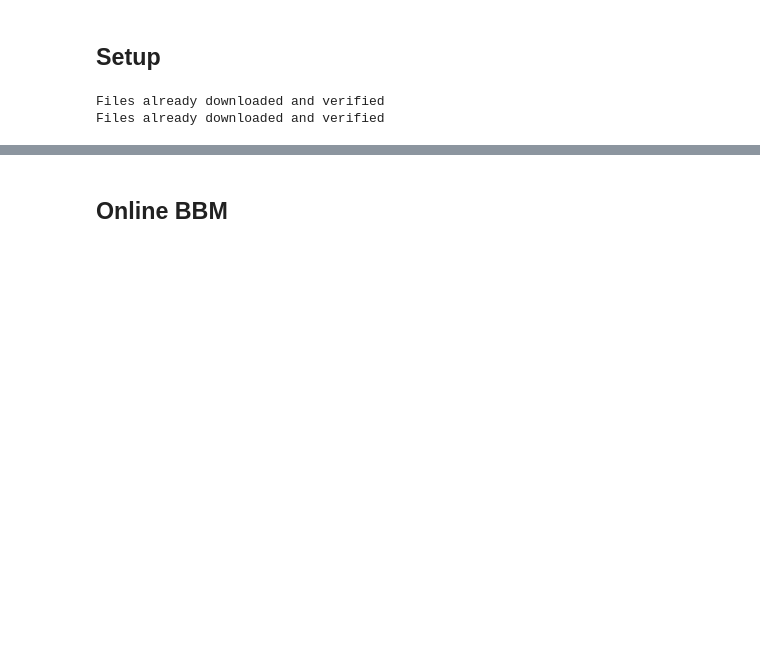
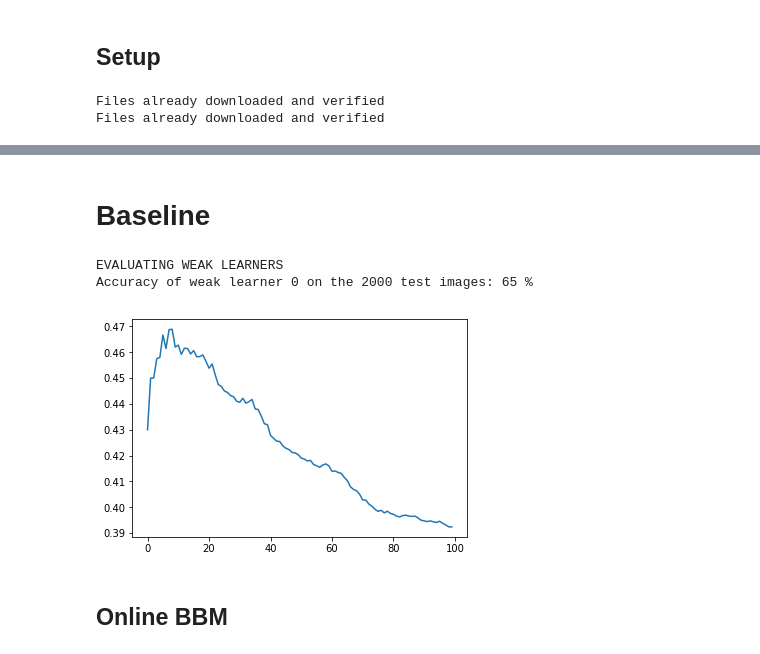
Before and after one commit to dqii/cos511_final_project, a Jupyter notebook: bkl.ipynb, the cells around one changed output, grey strips where cells are left out. Drawn from its saved outputs; the diff is of its cells as text; code cells hidden in the pictures; blank space fills up the shorter version.

Commit message:
baseline works; added training progress

```diff
--- a/bkl.ipynb
+++ b/bkl.ipynb
@@ -34,7 +34,7 @@ testset = torchvision.datasets.CIFAR10(root='./data', train=False,
 classes = ('plane', 'car', 'bird', 'cat', 'deer', 'dog', 'frog', 'horse', 'ship', 'truck')
 
 # create binary dataset
-label1 = 0; label2 = 1 # change if desired
+label1 = 3; label2 = 5 # change if desired
 trainset.train_labels = np.array(trainset.train_labels)
 testset.test_labels = np.array(testset.test_labels)
 
@@ -154,14 +154,27 @@ def predict_WL_alg2(weak_learners, x, alpha, i):
 # %%
 # algorithm 0: online weak learner
 def baseline(weak_learner):
+
+    # keep track of metrics every 100 iterations
+    n_mistakes = 0
+    n_mistakes_over_time = []
+
+    # training
     net, optimizer = weak_learner
-    for t, data in enumerate(trainloader, 0):
+    for t, data in enumerate(trainloader, 1):
         x, y = data
         optimizer.zero_grad()
         output = net(x)
         loss = criterion(output, y)
+        _, predict = torch.max(output.data, 1)
         loss.backward()
         optimizer.step()
+
+        n_mistakes += (predict != y).item()
+        if t % 100 == 0:
+            n_mistakes_over_time.append(n_mistakes)
+
+    return np.array(n_mistakes_over_time)
 # %%
 # algorithm 1: online BBM
 def onlineBBM(weak_learners):
@@ -241,5 +277,6 @@ def adaboostOL(weak_learners):
 # %%
 import torch.optim as optim
+import matplotlib.pyplot as plt
 
 def evaluate_WLs(weak_learners):
     print("EVALUATING WEAK LEARNERS")
@@ -282,8 +319,12 @@ def evaluate_baseline():
     net = Net()
     optimizer = optim.SGD(net.parameters(), lr=0.001, momentum=0.9)
     weak_learner = (net, optimizer)
-    baseline(weak_learner)
-    evaluate_WLs(weak_learner)
+    mistakes = baseline(weak_learner)
+    evaluate_WLs([weak_learner])
+
+    # plot results
+    plt.plot(mistakes/ np.arange(100, 10001, 100))
+    plt.show()
 
 def evaluate_onlineBBM(N):
 
@@ -295,9 +336,13 @@ def evaluate_onlineBBM(N):
         weak_learners.append((net, optimizer))
 
     # test
-    onlineBBM(weak_learners) # make this return accuracy over time
+    mistakes = onlineBBM(weak_learners)
     evaluate_WLs(weak_learners)
     evaluate_model_onlineBBM(weak_learners)
+
+    # plot results
+    plt.plot(mistakes/ np.arange(100, 10001, 100))
+    plt.show()
 
 def evaluate_adaboostOL(N):
 
@@ -308,10 +353,21 @@ def evaluate_adaboostOL(N):
         optimizer = optim.SGD(net.parameters(), lr=0.001, momentum=0.9)
         weak_learners.append((net, optimizer))
 
-    alpha = adaboostOL(weak_learners)
-    print("alphas", alpha)
+    mistakes, alpha = adaboostOL(weak_learners)
     evaluate_WLs(weak_learners)
     evaluate_model_adaboostOL(weak_learners, alpha)
+
+    # plot results
+    plt.plot(mistakes/ np.arange(100, 10001, 100))
+    plt.show()
+# %% [markdown]
+# Baseline
+# %%
+evaluate_baseline()
+# %% [output]
+EVALUATING WEAK LEARNERS
+Accuracy of weak learner 0 on the 2000 test images: 65 %
+[figure, added]
 # %% [markdown]
 ## Online BBM
 # %%
```
Also changed, not shown: parts of 7 cells of this notebook.
